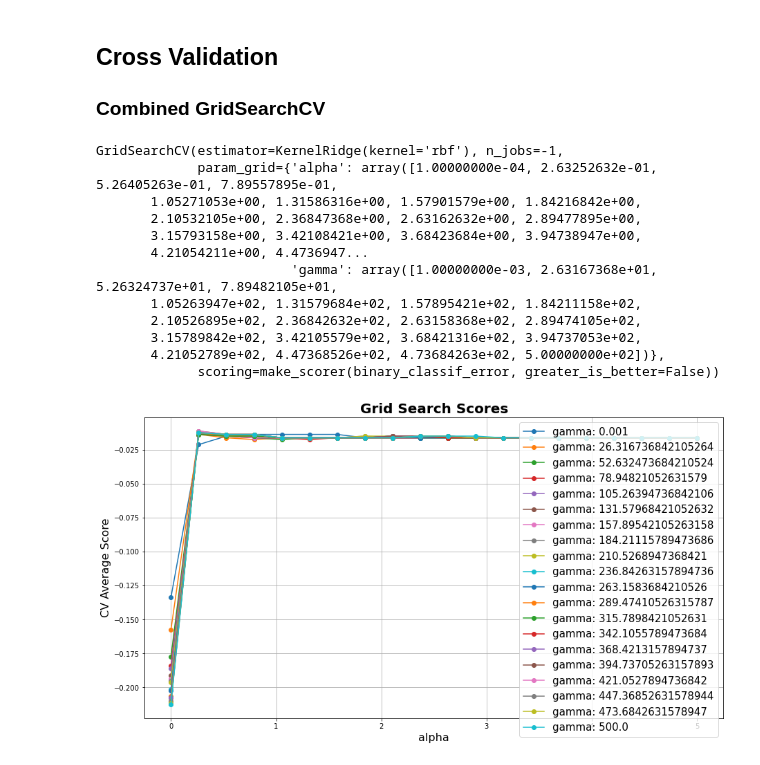
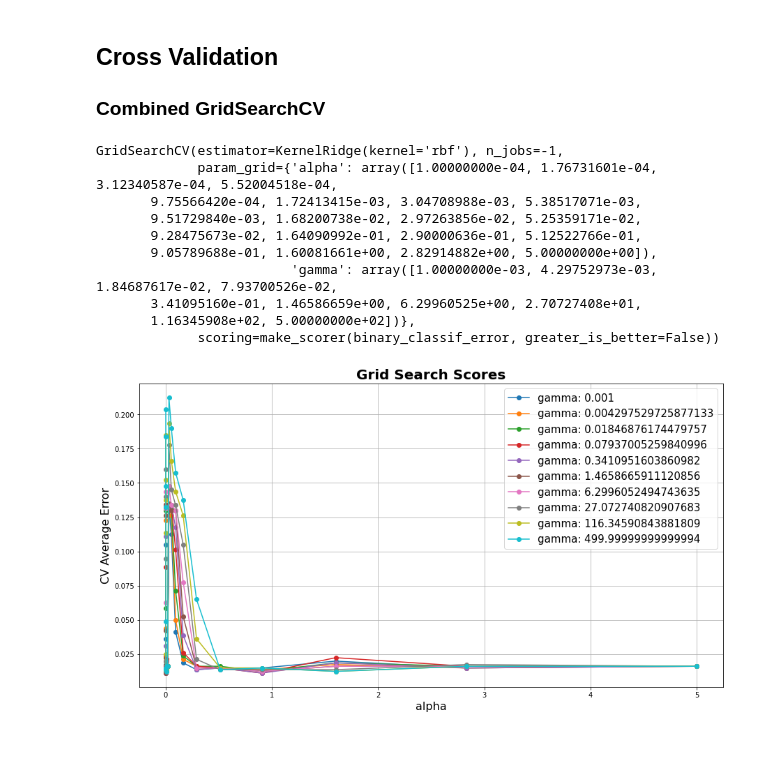
Before and after one commit to sasrikan/RegML, a Jupyter notebook: python/Lab2/Lab2.ipynb, the cells around one changed output. Cells and saved outputs as stored; diff of their text form; code cells hidden in the pictures.

Commit message:
correcting plot sign

```diff
--- a/python/Lab2/Lab2.ipynb
+++ b/python/Lab2/Lab2.ipynb
@@ -39,7 +39,7 @@ print(rbf_err)
 0.02
 # %%
 # 1. Change the regularization parameter gamma
-gamma_values = np.linspace(1e-3, 5e2, num=20)
+gamma_values = np.geomspace(1e-3, 5e2, num=20)
 test_errors = []
 
 for gamma in gamma_values:
@@ -60,6 +60,6 @@ ax.grid(alpha = 0.5);
 # %%
 # 1. Change the regularization parameter alpha
-alpha_values = np.linspace(1e-4, 5e3, num=20)
+alpha_values = np.geomspace(1e-4, 5e3, num=20)
 gamma = gamma_values[-1]
 test_errors = []
 for alpha in tqdm(alpha_values):
@@ -85,8 +85,8 @@ ax.grid(alpha = 0.5);
 from sklearn.metrics import make_scorer
 
 param_grid = {
-    "alpha": np.linspace(1e-4, 5, num=20),
-    "gamma": np.linspace(1e-3, 5e2, num=20),
+    "alpha": np.geomspace(1e-4, 5, num=20),
+    "gamma": np.geomspace(1e-3, 5e2, num=10),
 }
 
 
@@ -96,43 +96,41 @@ rbf_gs = model_selection.GridSearchCV(model, param_grid, n_jobs = -1, scoring =
 rbf_gs.fit(X_train, y_train)
 # %% [output]
 GridSearchCV(estimator=KernelRidge(kernel='rbf'), n_jobs=-1,
-             param_grid={'alpha': array([1.00000000e-04, 2.63252632e-01, 5.26405263e-01, 7.89557895e-01,
-       1.05271053e+00, 1.31586316e+00, 1.57901579e+00, 1.84216842e+00,
-       2.10532105e+00, 2.36847368e+00, 2.63162632e+00, 2.89477895e+00,
-       3.15793158e+00, 3.42108421e+00, 3.68423684e+00, 3.94738947e+00,
-       4.21054211e+00, 4.4736947...
-                         'gamma': array([1.00000000e-03, 2.63167368e+01, 5.26324737e+01, 7.89482105e+01,
-       1.05263947e+02, 1.31579684e+02, 1.57895421e+02, 1.84211158e+02,
-       2.10526895e+02, 2.36842632e+02, 2.63158368e+02, 2.89474105e+02,
-       3.15789842e+02, 3.42105579e+02, 3.68421316e+02, 3.94737053e+02,
-       4.21052789e+02, 4.47368526e+02, 4.73684263e+02, 5.00000000e+02])},
+             param_grid={'alpha': array([1.00000000e-04, 1.76731601e-04, 3.12340587e-04, 5.52004518e-04,
+       9.75566420e-04, 1.72413415e-03, 3.04708988e-03, 5.38517071e-03,
+       9.51729840e-03, 1.68200738e-02, 2.97263856e-02, 5.25359171e-02,
+       9.28475673e-02, 1.64090992e-01, 2.90000636e-01, 5.12522766e-01,
+       9.05789688e-01, 1.60081661e+00, 2.82914882e+00, 5.00000000e+00]),
+                         'gamma': array([1.00000000e-03, 4.29752973e-03, 1.84687617e-02, 7.93700526e-02,
+       3.41095160e-01, 1.46586659e+00, 6.29960525e+00, 2.70727408e+01,
+       1.16345908e+02, 5.00000000e+02])},
              scoring=make_scorer(binary_classif_error, greater_is_better=False))
 # %%
 def plot_grid_search(cv_results, grid_param_1, grid_param_2, name_param_1, name_param_2):
     # Get Test Scores Mean and std for each grid search
     scores_mean = cv_results['mean_test_score']
-    scores_mean = np.array(scores_mean).reshape(len(grid_param_2),len(grid_param_1))
+    scores_mean = -np.array(scores_mean).reshape(len(grid_param_2),len(grid_param_1))
 
     scores_sd = cv_results['std_test_score']
     scores_sd = np.array(scores_sd).reshape(len(grid_param_2),len(grid_param_1))
 
     # Plot Grid search scores
 
     fig, ax = plt.subplots(1,1, figsize = (15, 8))
 
 
     # Param1 is the X-axis, Param 2 is represented as a different curve (color line)
     for idx, val in enumerate(grid_param_2):
         ax.plot(grid_param_1, scores_mean[idx,:], '-o', label= name_param_2 + ': ' + str(val))
 
 
     ax.set_title("Grid Search Scores", fontsize=20, fontweight='bold')
     ax.set_xlabel(name_param_1, fontsize=16)
-    ax.set_ylabel('CV Average Score', fontsize=16)
+    ax.set_ylabel('CV Average Error', fontsize=16)
     ax.legend(loc="best", fontsize=15)
     ax.grid('on')
 
 # Calling Method
 plot_grid_search(rbf_gs.cv_results_, param_grid["alpha"], param_grid["gamma"], 'alpha', 'gamma')
 # %% [output]
-[figure, old version]
+[figure, new version]
```
Also changed, not shown: parts of 1 cell of this notebook.
